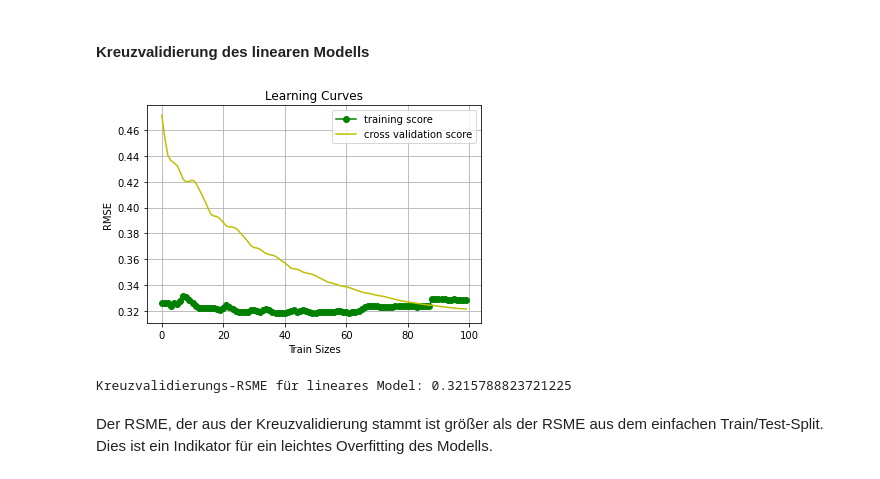
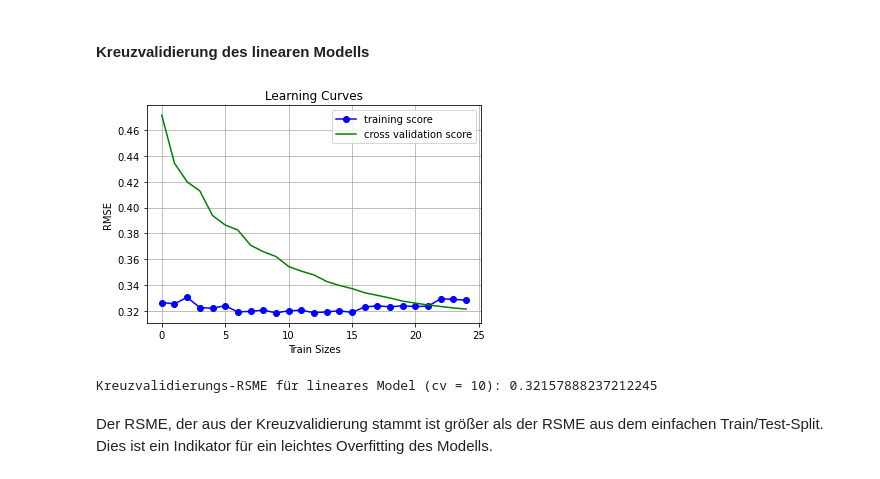
Before and after one commit to StarostVe/EMLP_Spotify, a Jupyter notebook: EMLP_Spotify.ipynb, the cells around one changed output. Drawn from its saved outputs; the diff is of its cells as text; code cells hidden in the pictures.

```diff
--- a/EMLP_Spotify.ipynb
+++ b/EMLP_Spotify.ipynb
@@ -570,21 +570,21 @@ def draw_learning_curves(X, y, estimator, num_trainings):
     plt.xlabel('Train Sizes')
     plt.ylabel('RMSE')
 
-    plt.plot(train_scores_mean, 'o-', color = 'g', label = 'training score')
-    plt.plot(test_scores_mean, 'y-', color = 'y', label = 'cross validation score')
+    plt.plot(train_scores_mean, 'o-', color = 'blue', label = 'training score')
+    plt.plot(test_scores_mean, 'y-', color = 'green', label = 'cross validation score')
 
     plt.legend(loc = 'best')
     plt.show()
 # %%
 estimator = LinearRegression()
 # %%
-n_trainings = 100
+n_trainings = 25
 draw_learning_curves(X, y, estimator, n_trainings)
 # %% [output]
-[figure, old version]
+[figure, new version]
 # %%
-print(f"Kreuzvalidierungs-RSME für lineares Model: {np.mean(np.sqrt(-1*cross_val_score(estimator, X, y, cv=10, n_jobs = -1, scoring = 'neg_root_mean_squared_error')))}")
+print(f"Kreuzvalidierungs-RSME für lineares Model (cv = 10): {np.mean(np.sqrt(-1*cross_val_score(estimator, X, y, cv=10, n_jobs = -1, scoring = 'neg_root_mean_squared_error')))}")
 # %% [output]
-Kreuzvalidierungs-RSME für lineares Model: 0.3215788823721225
+Kreuzvalidierungs-RSME für lineares Model (cv = 10): 0.32157888237212245
 # %% [markdown]
 Der RSME, der aus der Kreuzvalidierung stammt ist größer als der RSME aus dem einfachen Train/Test-Split. Dies ist ein Indikator für ein leichtes Overfitting des Modells.
```
Also changed, not shown: parts of 5 cells of this notebook.
